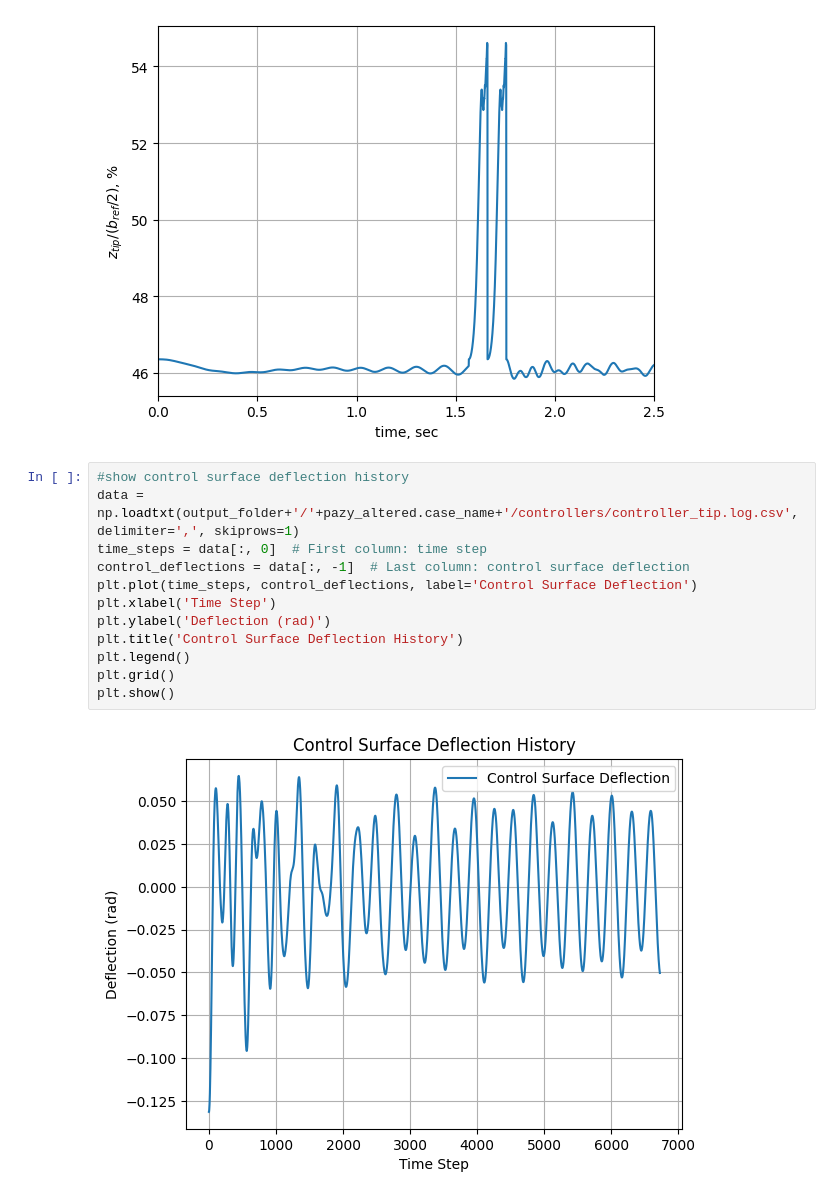
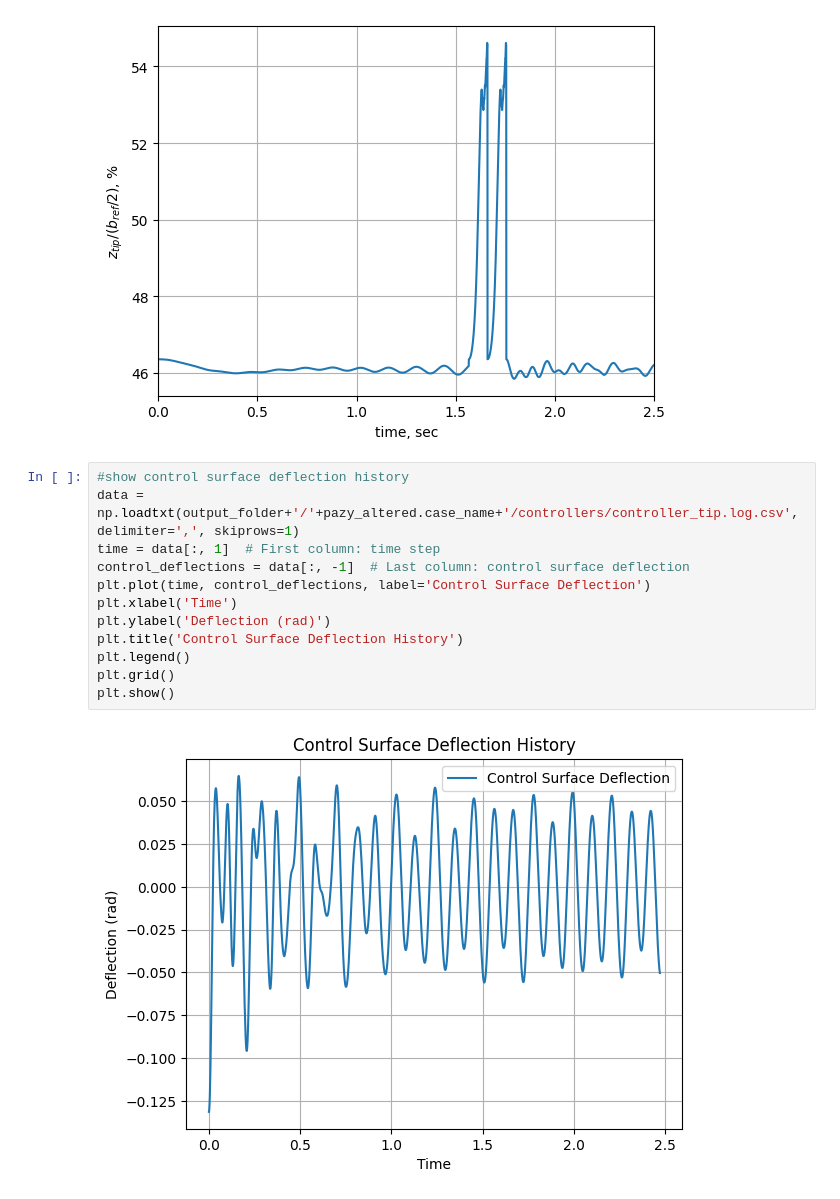
Before and after one commit to lighteningAB/sharpy, a Jupyter notebook: sharpy/try18.ipynb, the cells around one changed output. Cells and saved outputs as stored; diff of their text form.

```diff
--- a/sharpy/try18.ipynb
+++ b/sharpy/try18.ipynb
@@ -401,14 +401,14 @@ plt.show()
 # %%
 #show control surface deflection history
 data = np.loadtxt(output_folder+'/'+pazy_altered.case_name+'/controllers/controller_tip.log.csv', delimiter=',', skiprows=1)
-time_steps = data[:, 0]  # First column: time step
+time = data[:, 1]  # First column: time step
 control_deflections = data[:, -1]  # Last column: control surface deflection
-plt.plot(time_steps, control_deflections, label='Control Surface Deflection')
-plt.xlabel('Time Step')
+plt.plot(time, control_deflections, label='Control Surface Deflection')
+plt.xlabel('Time')
 plt.ylabel('Deflection (rad)')
 plt.title('Control Surface Deflection History')
 plt.legend()
 plt.grid()
 plt.show()
 # %% [output]
-[figure, old version]
+[figure, new version]
```
Also changed, not shown: 3 other files.
